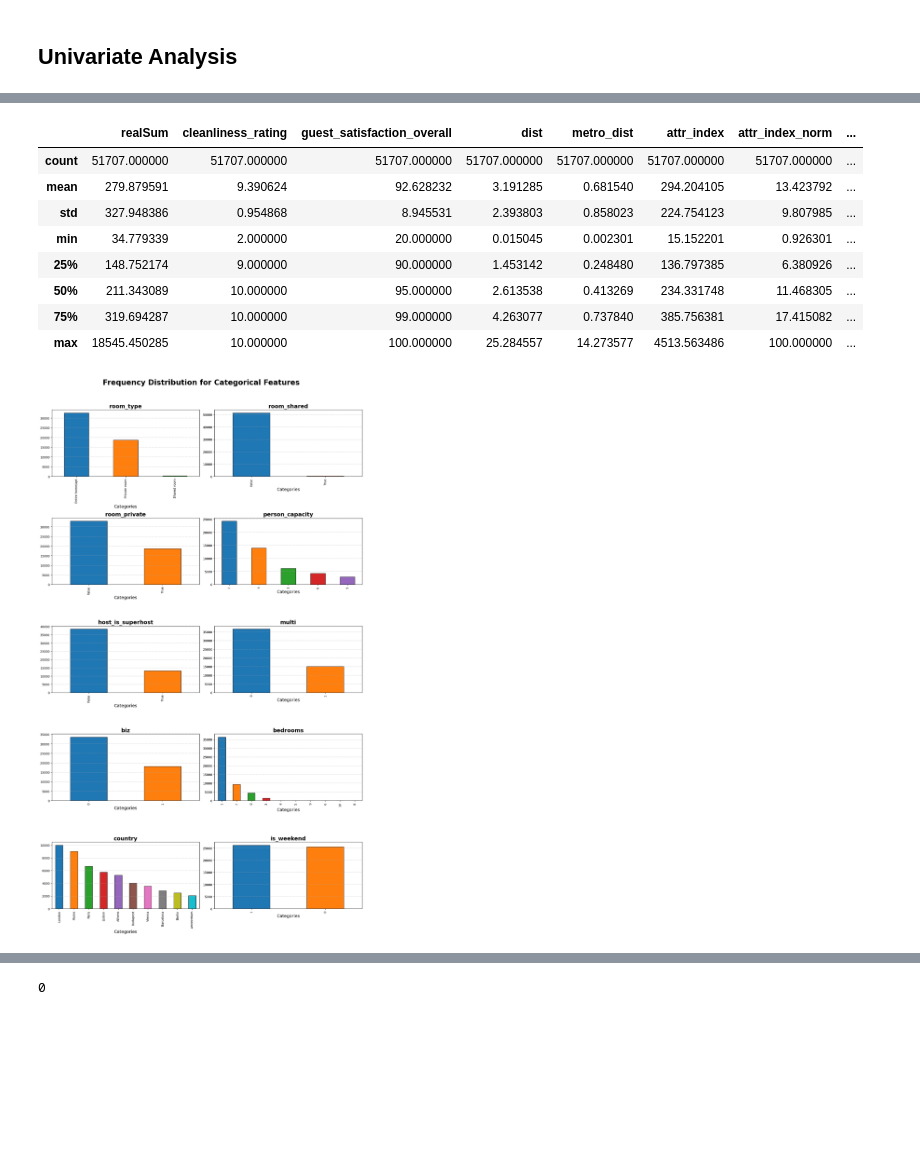
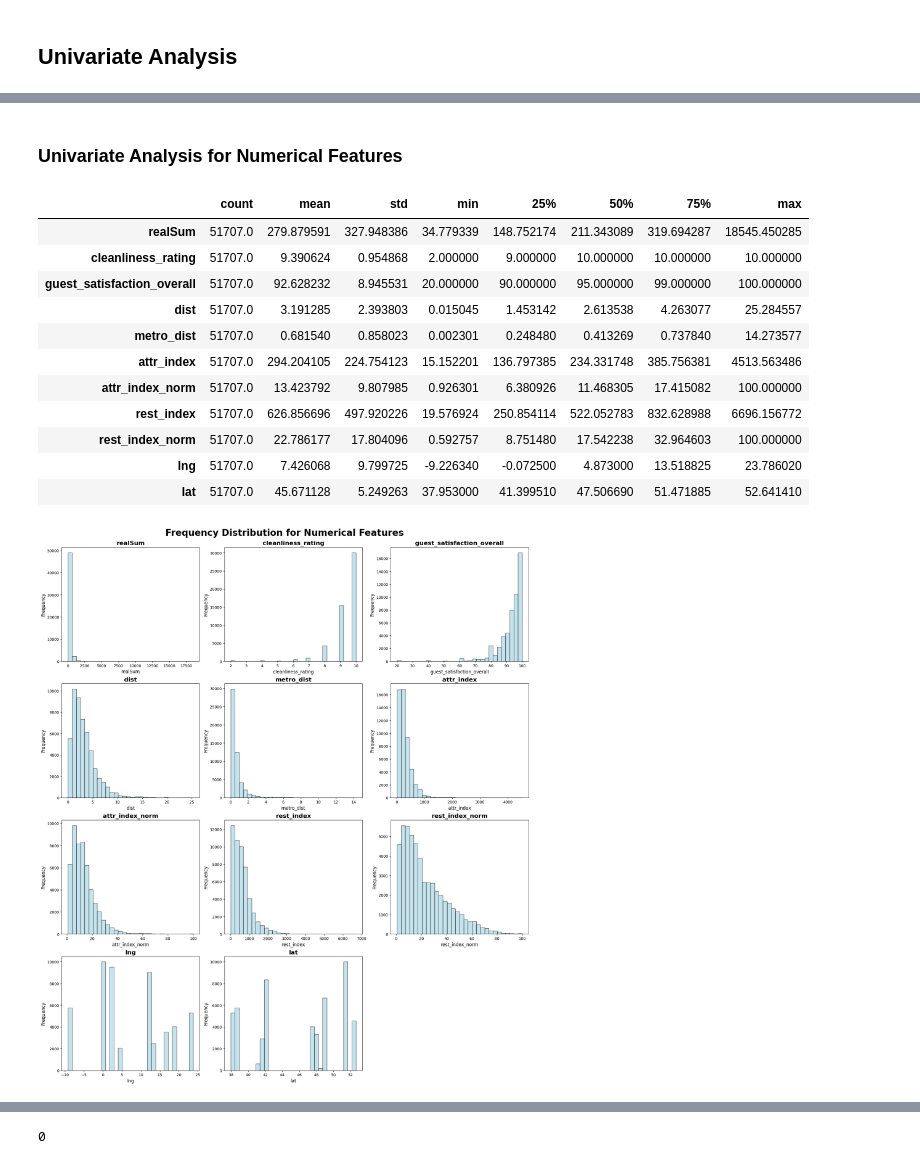
Before and after one commit to FiZufa/Final-Project-Rakamin, a Jupyter notebook: Notebooks/1_EDA.ipynb, the cells around one changed output, grey strips where cells are left out. Saved outputs shown, nothing was run; the diff lists cells and outputs as text; code cells hidden in the pictures; blank space fills up the shorter version.

```diff
--- a/Notebooks/1_EDA.ipynb
+++ b/Notebooks/1_EDA.ipynb
@@ -37,23 +14,18 @@ cities = ['amsterdam', 'athens', 'barcelona', 'berlin', 'budapest',
           'lisbon', 'london', 'paris', 'rome', 'vienna']
 dataframes = []
 
-# Loop through the cities and process both weekday and weekend DataFrames
 for city in cities:
-    # Read weekday and weekend data
     df_weekday = pd.read_csv(f'../datasets/{city}_weekdays.csv')
     df_weekend = pd.read_csv(f'../datasets/{city}_weekends.csv')
 
-    # Add the `country` and `is_weekend` columns
-    df_weekday['country'] = city.capitalize()
+    df_weekday['city'] = city.capitalize()
     df_weekday['is_weekend'] = 0
-    df_weekend['country'] = city.capitalize()
+    df_weekend['city'] = city.capitalize()
     df_weekend['is_weekend'] = 1
 
-    # Append to the list
     dataframes.append(df_weekday)
     dataframes.append(df_weekend)
 
-# Concatenate all DataFrames into one
 concat_df = pd.concat(dataframes, ignore_index=True)
 # %%
 concat_df.head(5)
@@ -90,5 +64,5 @@ memory usage: 7.6+ MB
 # %%
-categorical_features = ['room_type', 'room_shared', 'room_private', 'person_capacity', 'host_is_superhost', 'multi', 'biz', 'bedrooms', 'country', 'is_weekend']
+categorical_features = ['room_type', 'room_shared', 'room_private', 'person_capacity', 'host_is_superhost', 'multi', 'biz', 'bedrooms', 'city', 'is_weekend']
 numerical_features = ['realSum', 'cleanliness_rating', 'guest_satisfaction_overall', 'dist', 'metro_dist', 'attr_index', 'attr_index_norm', 'rest_index', 'rest_index_norm', 'lng', 'lat']
 # %%
 # Convert data type
@@ -96,39 +99,39 @@ concat_df['person_capacity'] = concat_df['person_capacity'].astype(int)
+# %% [markdown]
+### Univariate Analysis for **Numerical Features**
 # %%
-concat_df[numerical_features].describe()
+concat_df[numerical_features].describe().transpose()
 # %% [output]
-|  | realSum | cleanliness_rating | guest_satisfaction_overall | dist | metro_dist | attr_index | attr_index_norm | ... |
-| count | 51707.000000 | 51707.000000 | 51707.000000 | 51707.000000 | 51707.000000 | 51707.000000 | 51707.000000 | ... |
-| mean | 279.879591 | 9.390624 | 92.628232 | 3.191285 | 0.681540 | 294.204105 | 13.423792 | ... |
-| std | 327.948386 | 0.954868 | 8.945531 | 2.393803 | 0.858023 | 224.754123 | 9.807985 | ... |
-| min | 34.779339 | 2.000000 | 20.000000 | 0.015045 | 0.002301 | 15.152201 | 0.926301 | ... |
-| 25% | 148.752174 | 9.000000 | 90.000000 | 1.453142 | 0.248480 | 136.797385 | 6.380926 | ... |
-| 50% | 211.343089 | 10.000000 | 95.000000 | 2.613538 | 0.413269 | 234.331748 | 11.468305 | ... |
-| 75% | 319.694287 | 10.000000 | 99.000000 | 4.263077 | 0.737840 | 385.756381 | 17.415082 | ... |
-| max | 18545.450285 | 10.000000 | 100.000000 | 25.284557 | 14.273577 | 4513.563486 | 100.000000 | ... |
+|  | count | mean | std | min | 25% | 50% | 75% | max |
+| realSum | 51707.0 | 279.879591 | 327.948386 | 34.779339 | 148.752174 | 211.343089 | 319.694287 | 18545.450285 |
+| cleanliness_rating | 51707.0 | 9.390624 | 0.954868 | 2.000000 | 9.000000 | 10.000000 | 10.000000 | 10.000000 |
+| guest_satisfaction_overall | 51707.0 | 92.628232 | 8.945531 | 20.000000 | 90.000000 | 95.000000 | 99.000000 | 100.000000 |
+| dist | 51707.0 | 3.191285 | 2.393803 | 0.015045 | 1.453142 | 2.613538 | 4.263077 | 25.284557 |
+| metro_dist | 51707.0 | 0.681540 | 0.858023 | 0.002301 | 0.248480 | 0.413269 | 0.737840 | 14.273577 |
+| attr_index | 51707.0 | 294.204105 | 224.754123 | 15.152201 | 136.797385 | 234.331748 | 385.756381 | 4513.563486 |
+| attr_index_norm | 51707.0 | 13.423792 | 9.807985 | 0.926301 | 6.380926 | 11.468305 | 17.415082 | 100.000000 |
+| rest_index | 51707.0 | 626.856696 | 497.920226 | 19.576924 | 250.854114 | 522.052783 | 832.628988 | 6696.156772 |
+| rest_index_norm | 51707.0 | 22.786177 | 17.804096 | 0.592757 | 8.751480 | 17.542238 | 32.964603 | 100.000000 |
+| lng | 51707.0 | 7.426068 | 9.799725 | -9.226340 | -0.072500 | 4.873000 | 13.518825 | 23.786020 |
+| lat | 51707.0 | 45.671128 | 5.249263 | 37.953000 | 41.399510 | 47.506690 | 51.471885 | 52.641410 |
 # %%
-num_rows = (len(categorical_features) + 1) // 2
-fig, axes = plt.subplots(num_rows, 2, figsize=(15, 5 * num_rows), constrained_layout=True)
+num_features = len(numerical_features)
+num_rows = (num_features + 2) // 3
 
-fig.suptitle("Frequency Distribution for Categorical Features", fontsize=24, fontweight='bold', y=1.02)
+fig, axes = plt.subplots(num_rows, 3, figsize=(18, 5 * num_rows), constrained_layout=True)
+fig.suptitle("Frequency Distribution for Numerical Features", fontsize=24, fontweight='bold', y=1.02)
+axes = axes.flatten()
 
-for i, column in enumerate(categorical_features):
-    row, col = divmod(i, 2)
-    ax = axes[row, col]
+for i, col in enumerate(numerical_features):
+    concat_df[col].plot(
+        kind="hist", bins=30, color="lightblue", alpha=0.7, edgecolor="black", ax=axes[i]
+    )
+    axes[i].set_title(f"{col}", fontsize=16, fontweight='bold')
+    axes[i].set_xlabel(col, fontsize=12)
+    axes[i].set_ylabel("Frequency", fontsize=12)
 
-    value_counts = concat_df[column].value_counts()
-    colors = plt.cm.tab10(range(len(value_counts)))
+for j in range(i + 1, len(axes)):
+    fig.delaxes(axes[j])
 
-    value_counts.plot(kind="bar", ax=ax, color=colors, edgecolor="black")
-
-    ax.set_title(f"{column}", fontsize=18, fontweight='bold')
-    # ax.set_xlabel("Categories", fontsize=14)
-    ax.set_ylabel("Frequency", fontsize=14)
-    ax.grid(axis='y', linestyle='--', alpha=0.7)
-
-for j in range(len(categorical_features), num_rows * 2):
-    fig.delaxes(axes.flatten()[j])
-
-plt.tight_layout()
 plt.show()
 # %% [output]
-[figure, old version]
+[figure, new version]
```
Also changed, not shown: parts of 14 cells of this notebook.
